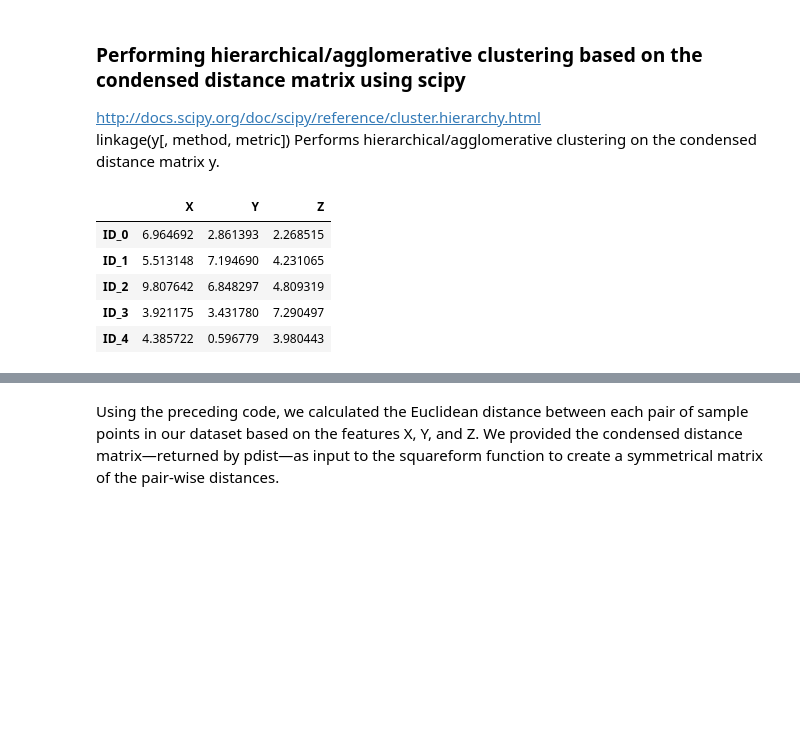
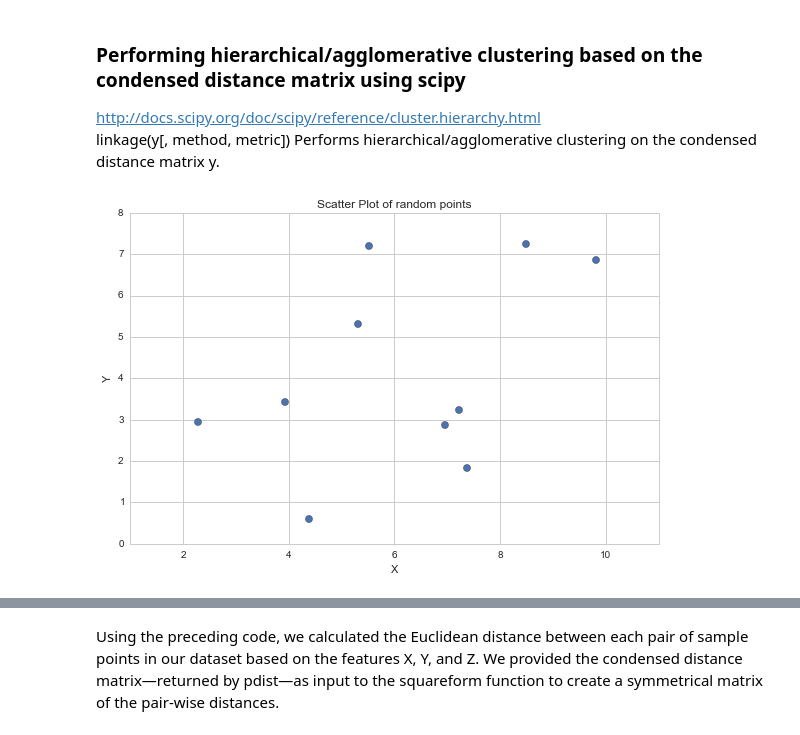
Before and after one commit to anindya-saha/Machine-Learning-with-Python, a Jupyter notebook: ML-CSCE-685-KMeans-Agglomerative-DBSCAN.ipynb, the cells around one changed output, grey strips where cells are left out. Drawn from its saved outputs; the diff is of its cells as text; code cells hidden in the pictures; blank space fills up the shorter version.

```diff
--- a/ML-CSCE-685-KMeans-Agglomerative-DBSCAN.ipynb
+++ b/ML-CSCE-685-KMeans-Agglomerative-DBSCAN.ipynb
@@ -98,17 +116,17 @@ import pandas as pd
 import numpy as np
 np.random.seed(123)
 variables = ['X', 'Y', 'Z']
-labels = ['ID_0','ID_1','ID_2','ID_3','ID_4']
-X = np.random.random_sample([5,3])*10
+labels = ['ID_1','ID_2','ID_3','ID_4', 'ID_5', 'ID_6', 'ID_7', 'ID_8','ID_9','ID_10']
+X = np.random.random_sample([10,3])*10
 df = pd.DataFrame(X, columns=variables, index=labels)
-df
+df = df.drop('Z', axis=1)
-# %% [output]
-|  | X | Y | Z |
-| ID_0 | 6.964692 | 2.861393 | 2.268515 |
-| ID_1 | 5.513148 | 7.194690 | 4.231065 |
-| ID_2 | 9.807642 | 6.848297 | 4.809319 |
-| ID_3 | 3.921175 | 3.431780 | 7.290497 |
-| ID_4 | 4.385722 | 0.596779 | 3.980443 |
+# %%
+df.plot.scatter(x='X', y='Y', s=50)
+plt.title('Scatter Plot of random points')
+plt.tight_layout()
+plt.show()
+# %% [output]
+[figure, added]
 # %%
 from scipy.spatial.distance import pdist, squareform
 row_dist = pd.DataFrame(squareform(
```
Also changed, not shown: parts of 24 cells of this notebook, 4 other files.
